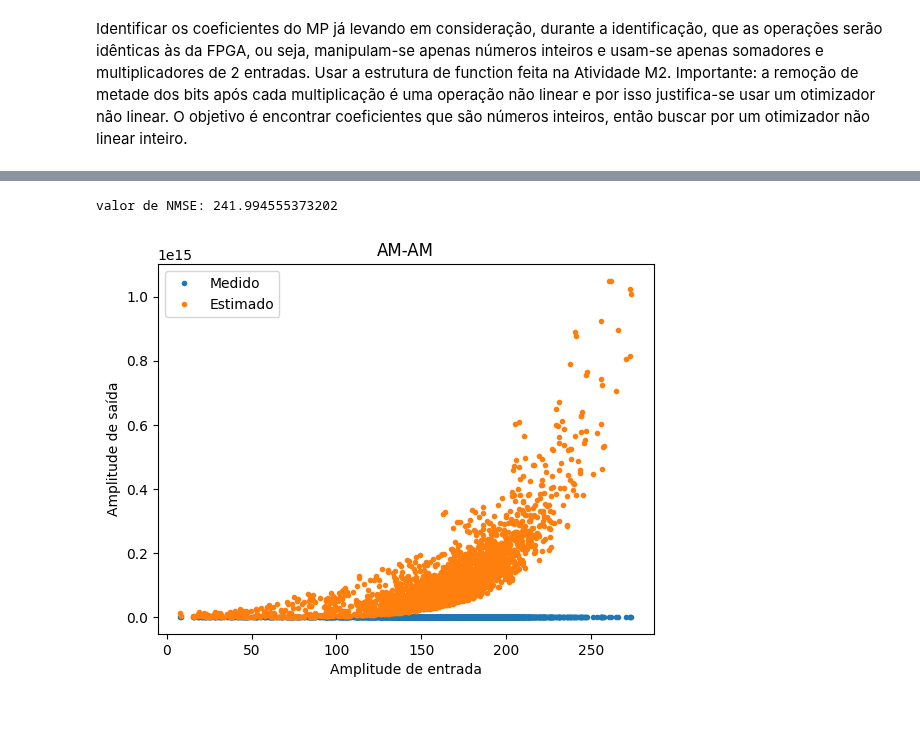
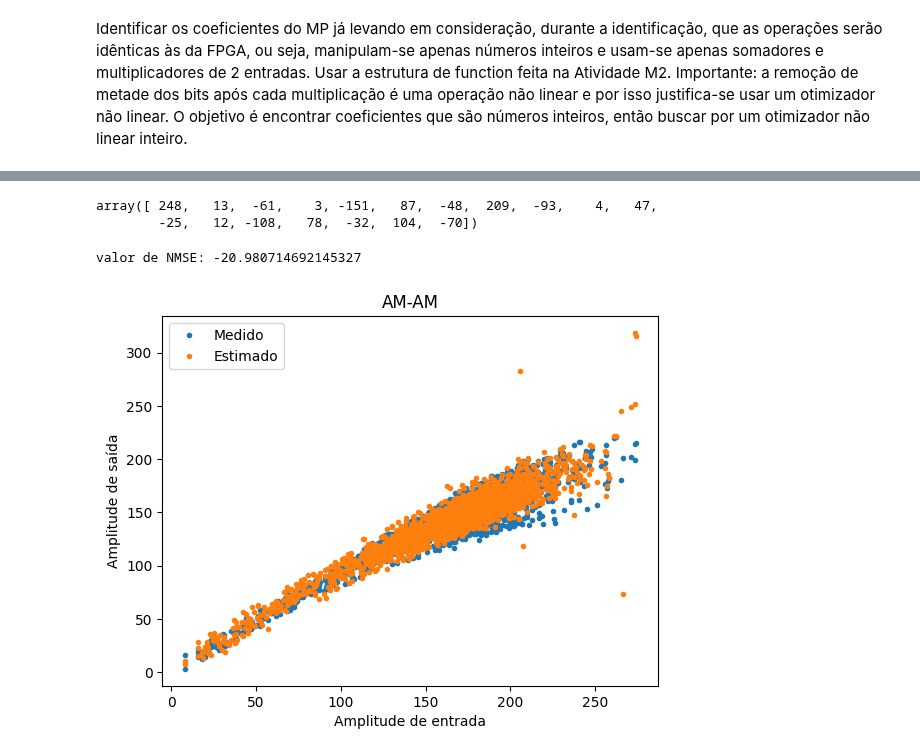
Before and after one commit to Je-Leo-AS/DPD, a Jupyter notebook: M3.ipynb, the cells around one changed output, grey strips where cells are left out. Drawn from its saved outputs; the diff is of its cells as text; code cells hidden in the pictures; blank space fills up the shorter version.

```diff
--- a/M3.ipynb
+++ b/M3.ipynb
@@ -307,0 +216,20 @@ Coeficientes complexos otimizados: [ -73.55060987-197.42631844j -286.09326524+27
+# %%
+ordem = 3
+memoria = 2
+precision = 8
+
+scale = 2**precision
+
+in_data_ext_fixed  = np.round(in_ext_norm  * scale)
+out_data_ext_fixed = np.round(out_ext_norm * scale)
+
+num_coefs = ordem * (memoria + 1)
+total_params = 2 * num_coefs   # real + imag
+
+
+# --- converte coeficientes float para INTEIRO de 8 bits ---
+coefs_real_float = np.real(coef_otimo_norm)
+coefs_imag_float = np.imag(coef_otimo_norm)
+
+# vetor inicial no formato do otimizador
+params_float = np.hstack([coefs_real_float, coefs_imag_float])
@@ -308,38 +322,35 @@ Coeficientes complexos otimizados: [ -73.55060987-197.42631844j -286.09326524+27
+# %%
+params_int
+# %% [output]
+array([ 248,   13,  -61,    3, -151,   87,  -48,  209,  -93,    4,   47,
+        -25,   12, -108,   78,  -32,  104,  -70])
 # %%
+
+import numpy as np
 import matplotlib.pyplot as plt
-nmse_calculo = lambda predicted_val, data_out, M:10 * np.log10(np.mean(np.abs(data_out[M:] - predicted_val) ** 2) / np.mean(np.abs(data_out[M:]) ** 2))
-
-def mp(P, M, xn, coef):
-    L = xn.shape[0]
-
-    y_est = np.zeros(L, dtype=complex)
-    idx = 0
-    for k in range(memoria+1):
-        xk = np.roll(xn, k)
-        for p in range(1, P+1):
-            y_est += coef[idx] * (xk * np.abs(xk)**((p-1)*2))
-            idx += 1
-    return y_est
 
 
 
+nmse_calculo = lambda predicted_val, data_out:10 * np.log10(np.mean(np.abs(data_out - predicted_val) ** 2) / np.mean(np.abs(data_out) ** 2))
+coefs_finais = (params_int[:num_coefs] + 1j * params_int[num_coefs:])
+
 in_data_val_fixed = np.round(in_val_norm * scale)
 out_data_val_fixed = np.round(out_val_norm * scale)
-predicted_val = mp(ordem, memoria, in_data_val_fixed, coef_otimo)
+predicted_val = aplica_modelo_int(in_data_val_fixed.reshape(-1,1), coefs_finais, ordem, memoria, precision)
 
-nmse_target = nmse_calculo(predicted_val[memoria:], out_data_val_fixed, memoria)
+nmse_target = nmse_calculo(predicted_val[memoria:], out_data_val_fixed[memoria:])
 
 print(f"valor de NMSE: {nmse_target}")
 
 plt.figure()
 plt.plot(np.abs(in_data_val_fixed[memoria:]), np.abs(out_data_val_fixed[memoria:]), '.', label='Medido')
 plt.plot(np.abs(in_data_val_fixed[memoria:]), np.abs(predicted_val[memoria:]), '.', label='Estimado')
 plt.xlabel('Amplitude de entrada')
 plt.ylabel('Amplitude de saída')
 plt.title('AM-AM')
 plt.legend()
 
 plt.show()
 # %% [output]
-valor de NMSE: 241.994555373202
+valor de NMSE: -20.980714692145327
-[figure, old version]
+[figure, new version]
```
Also changed, not shown: parts of 11 cells of this notebook, 2 other files.
